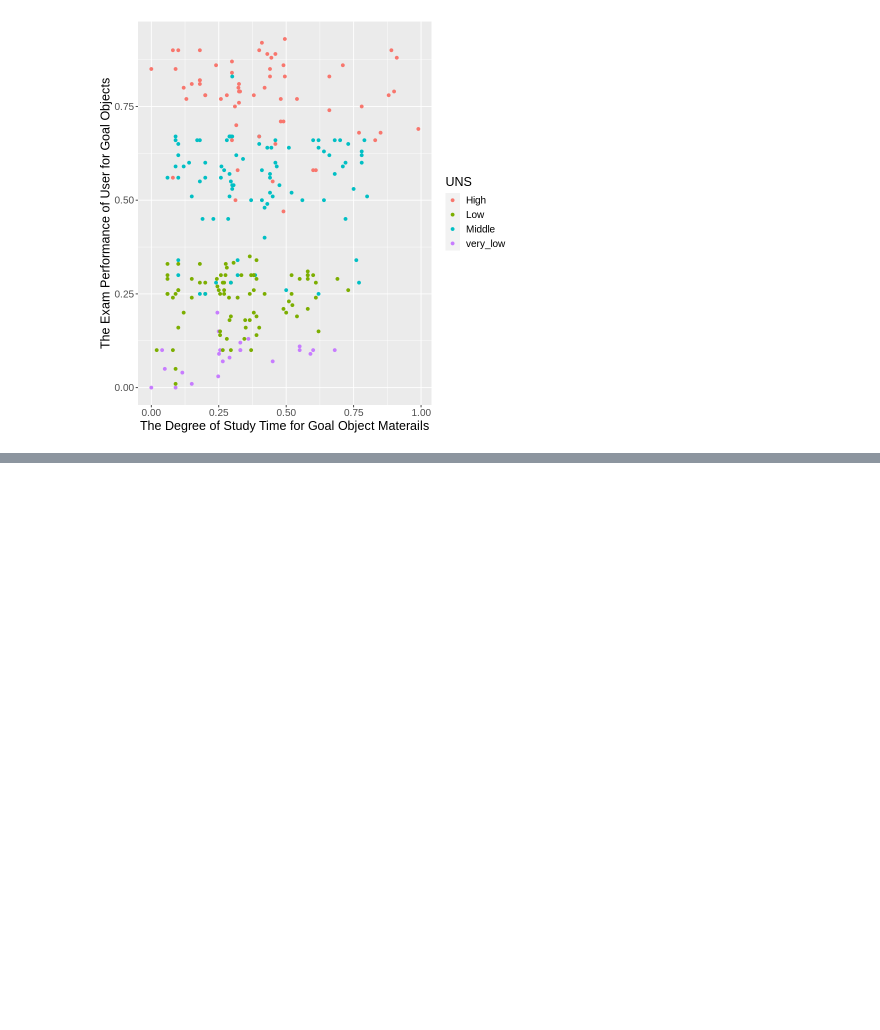
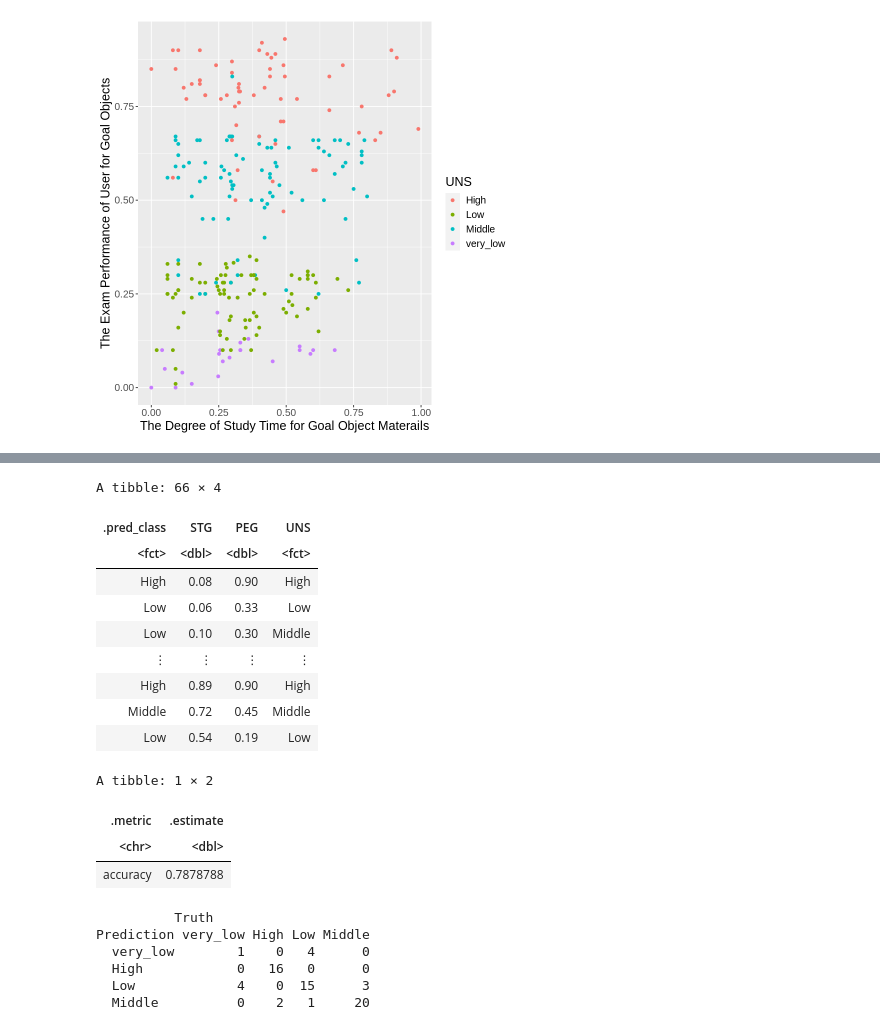
Before and after one commit to fionayzeng/project_proposal, a Jupyter notebook: Project Code.ipynb, the cells around one changed output, grey strips where cells are left out. Saved outputs shown, nothing was run; the diff lists cells and outputs as text; code cells hidden in the pictures; blank space fills up the shorter version.

```diff
--- a/Project Code.ipynb
+++ b/Project Code.ipynb
@@ -60,0 +144,47 @@ training_data_plot
+# %%
+knn_best_spec <- nearest_neighbor(weight_func = "rectangular", neighbors = 5) |>
+    set_engine("kknn") |>
+    set_mode("classification")
+
+exam_fit <- workflow() |>
+    add_recipe(exam_recipe) |>
+    add_model(knn_best_spec) |>
+    fit(data=exam_train)
+
+## get the prediction column
+exam_prediction <- predict(exam_fit, exam_test) |>
+    bind_cols(exam_test)
+exam_prediction
+
+## compare the accuracy of predictions to the true values in the test set
+exam_acc <- exam_prediction |>
+    metrics(truth = UNS, estimate = .pred_class) |>
+    select(.metric, .estimate) |>
+    head(1)
+exam_acc
+
+#compare the predictions to the true values in a confusion matrix
+exam_cm <- exam_prediction |>
+    conf_mat(truth = UNS, estimate = .pred_class)
+exam_cm
+# %% [output]
+A tibble: 66 × 4
+| .pred_class | STG | PEG | UNS |
+| <fct> | <dbl> | <dbl> | <fct> |
+| High | 0.08 | 0.90 | High |
+| Low | 0.06 | 0.33 | Low |
+| Low | 0.10 | 0.30 | Middle |
+| ⋮ | ⋮ | ⋮ | ⋮ |
+| High | 0.89 | 0.90 | High |
+| Middle | 0.72 | 0.45 | Middle |
+| Low | 0.54 | 0.19 | Low |
+A tibble: 1 × 2
+| .metric | .estimate |
+| <chr> | <dbl> |
+| accuracy | 0.7878788 |
+          Truth
+Prediction very_low High Low Middle
+  very_low        1    0   4      0
+  High            0   16   0      0
+  Low             4    0  15      3
+  Middle          0    2   1     20
```
Also changed, not shown: parts of 2 cells of this notebook.
